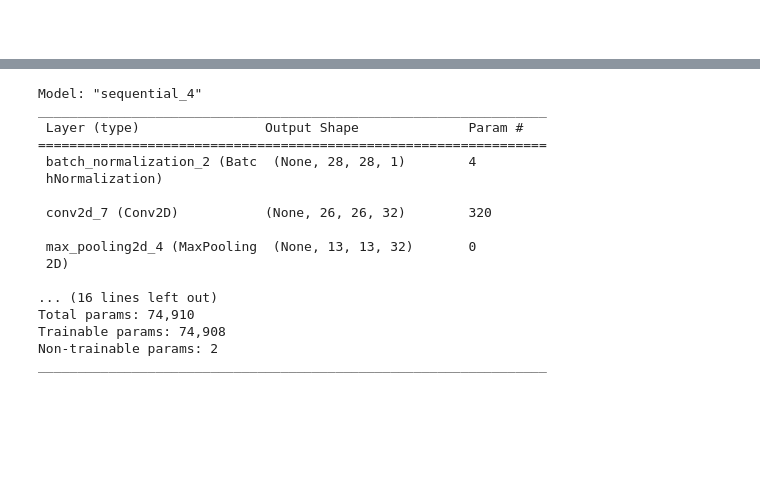
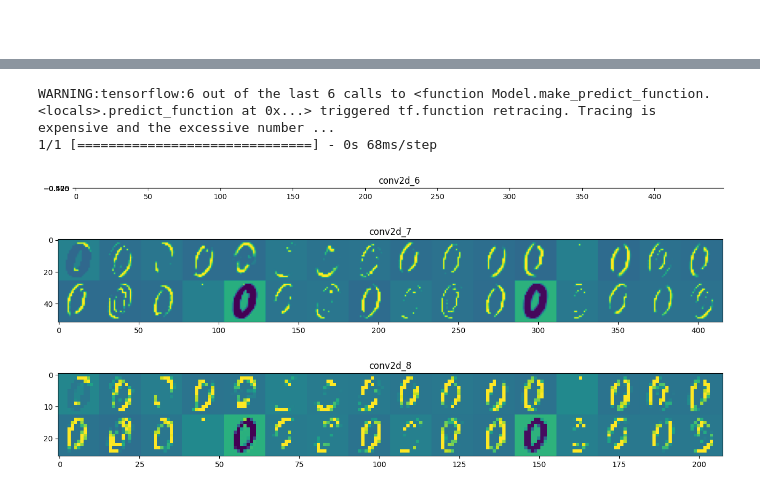
Before and after one commit to Alexisp99/cnn_mnist, a Jupyter notebook: model_alexis.ipynb, the cells around one changed output, grey strips where cells are left out. Drawn from its saved outputs; the diff is of its cells as text; code cells hidden in the pictures; blank space fills up the shorter version.

```diff
--- a/model_alexis.ipynb
+++ b/model_alexis.ipynb
@@ -363,0 +324,4 @@ weighted avg       0.70      0.56      0.59     25200
+# %%
+from tensorflow.keras.models import load_model
+
+model = load_model("data/model_conv_ad_norm.h5")
@@ -364,20 +352,40 @@ weighted avg       0.70      0.56      0.59     25200
 # %%
-model.summary()
+# Get the feature maps
+layer_outputs = [layer.output for layer in model.layers]
+activation_model =Model(inputs=model.input, outputs=layer_outputs)
+activations = activation_model.predict(X_train.loc[5].values.reshape(1,28,28))
+
+# Visualize the feature maps
+layer_names = []
+for layer in model.layers:
+    if isinstance(layer, Conv2D):
+        layer_names.append(layer.name)
+
+images_per_row = 16
+for layer_name, layer_activation in zip(layer_names, activations):
+    n_features = layer_activation.shape[-1]
+    size = layer_activation.shape[1]
+    n_cols = n_features // images_per_row
+    display_grid = np.zeros((size * n_cols, images_per_row * size))
+    for col in range(n_cols):
+        for row in range(images_per_row):
+            channel_image = layer_activation[0, :, :, col * images_per_row + row]
+            channel_image -= channel_image.mean()
+            channel_image /= channel_image.std()
+            channel_image *= 64
+            channel_image += 128
+            channel_image = np.clip(channel_image, 0, 255).astype('uint8')
+            display_grid[col * size : (col + 1) * size, row * size : (row + 1) * size] = channel_image
+    scale = 1. / size
+    plt.figure(figsize=(scale * display_grid.shape[1], scale * display_grid.shape[0]))
+    plt.title(layer_name)
+    plt.grid(False)
+    plt.imshow(display_grid, aspect='auto', cmap='viridis')
+
+plt.show()
 # %% [output]
-Model: "sequential_4"
-_________________________________________________________________
- Layer (type)                Output Shape              Param #
-=================================================================
- batch_normalization_2 (Batc  (None, 28, 28, 1)        4
- hNormalization)
-
- conv2d_7 (Conv2D)           (None, 26, 26, 32)        320
-
- max_pooling2d_4 (MaxPooling  (None, 13, 13, 32)       0
- 2D)
-
-... (16 lines left out)
-Total params: 74,910
-Trainable params: 74,908
-Non-trainable params: 2
-_________________________________________________________________
+WARNING:tensorflow:6 out of the last 6 calls to <function Model.make_predict_function.<locals>.predict_function at 0x...> triggered tf.function retracing. Tracing is expensive and the excessive number ...
+1/1 [==============================] - 0s 68ms/step
+[figure, added]
+[figure, added]
+[figure, added]
```
Also changed, not shown: parts of 13 cells of this notebook, 3 other files.
